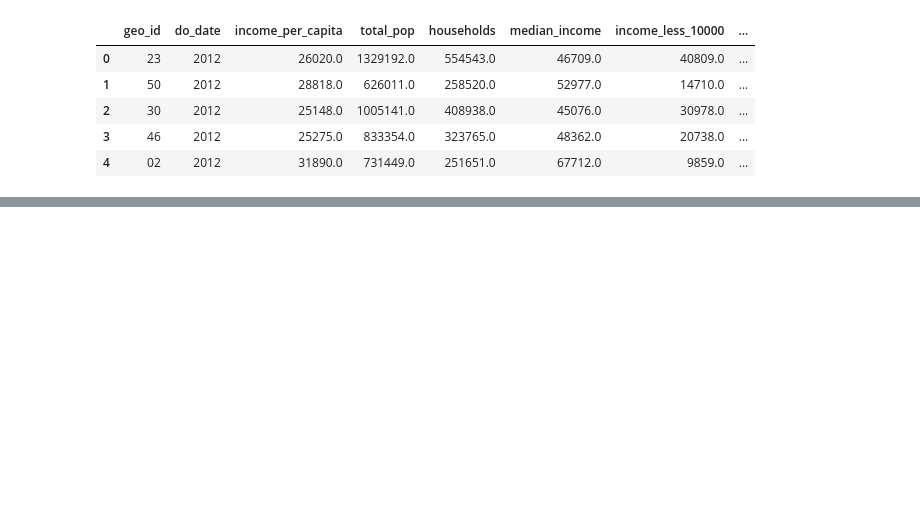
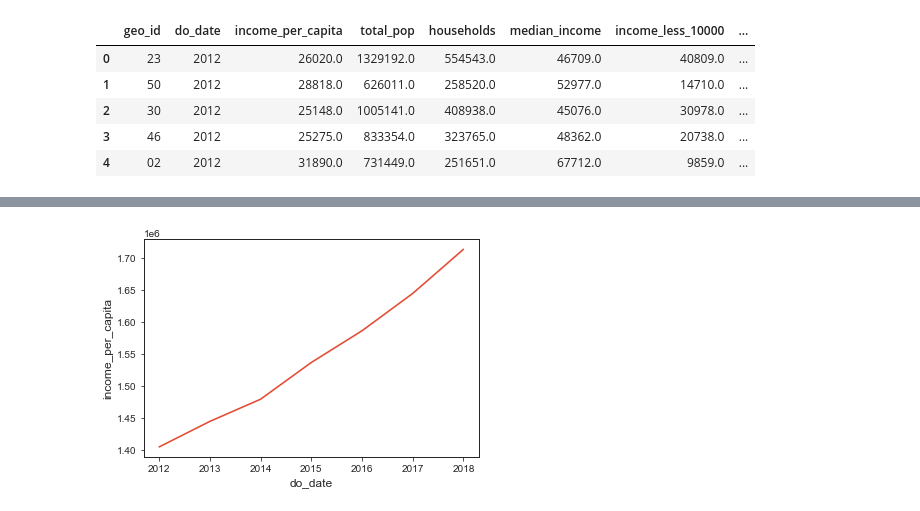
Before and after one commit to Yukti-K/7Park, a Jupyter notebook: Gabi/7park_state_SQL_exc.ipynb, the cells around one changed output, grey strips where cells are left out. Saved outputs shown, nothing was run; the diff lists cells and outputs as text; code cells hidden in the pictures; blank space fills up the shorter version.

```diff
--- a/Gabi/7park_state_SQL_exc.ipynb
+++ b/Gabi/7park_state_SQL_exc.ipynb
@@ -476,0 +529,4 @@ by_year_df.head()
+# %%
+sns.lineplot(data = by_year_df, x='do_date', y='income_per_capita');
+# %% [output]
+[figure, added]
```
Also changed, not shown: parts of 9 cells of this notebook.
